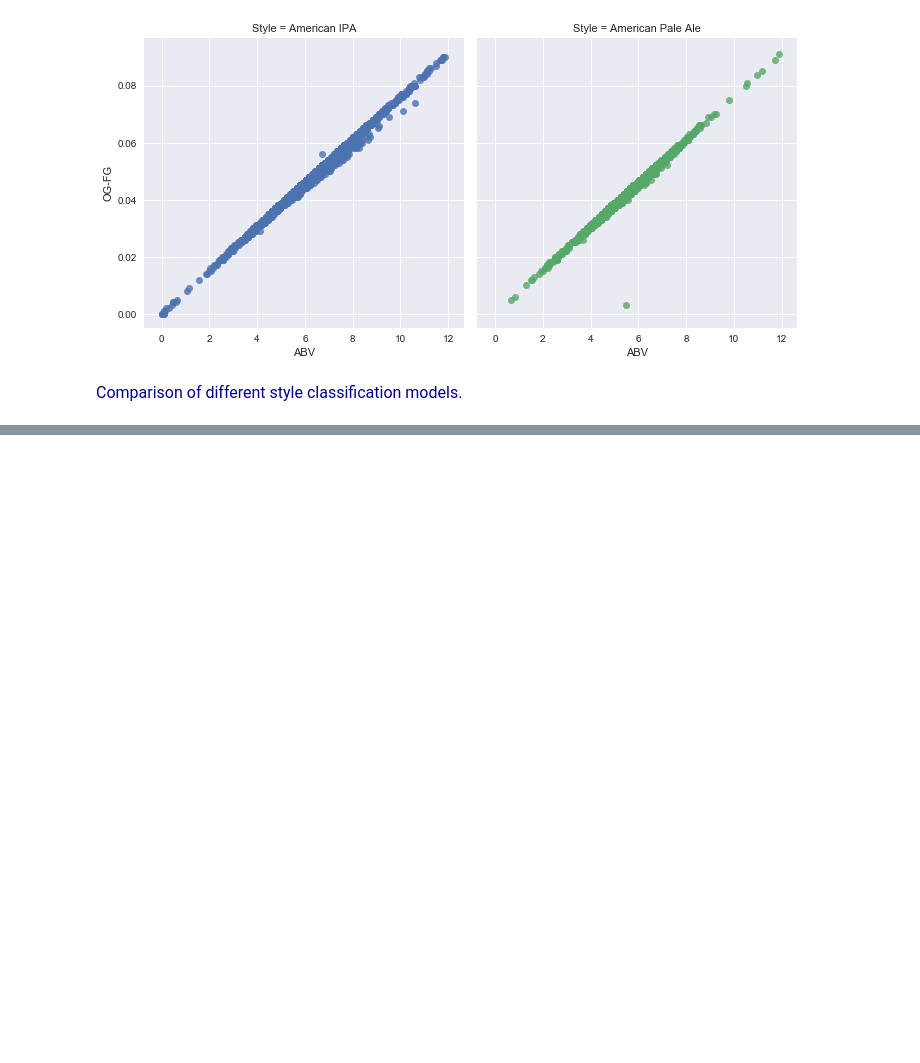
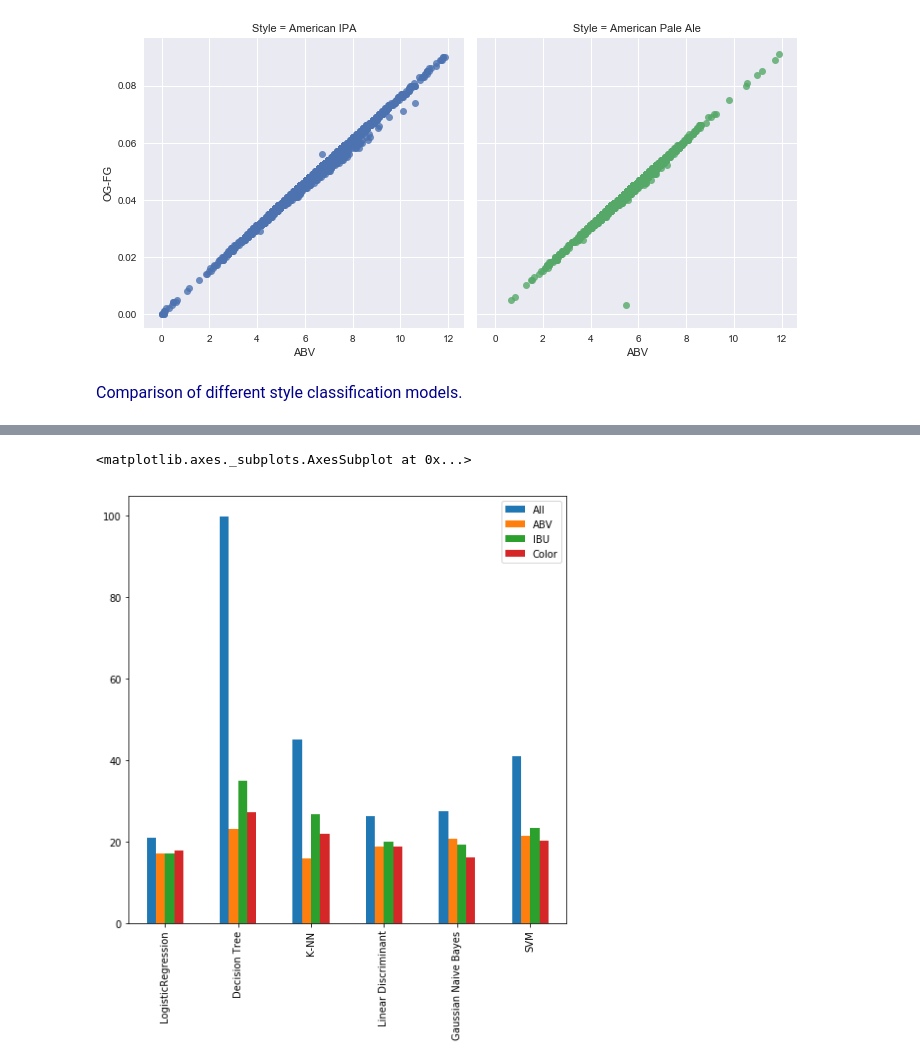
Before and after one commit to megha4994/3250-Team-3-Project, a Jupyter notebook: Term Project.ipynb, the cells around one changed output, grey strips where cells are left out. Saved outputs shown, nothing was run; the diff lists cells and outputs as text; code cells hidden in the pictures; blank space fills up the shorter version.

Commit message:
Tweaked machine learning code and added graphs to it.

```diff
--- a/Term Project.ipynb
+++ b/Term Project.ipynb
@@ -862,0 +799,3 @@ Accuracy of SVM classifier on test set: 0.33
+# %%
+training_results = pd.DataFrame(columns=['All', 'ABV', 'IBU', 'Color'])
+testing_results = pd.DataFrame(columns=['All', 'ABV', 'IBU', 'Color'])
@@ -862,0 +904,37 @@ Accuracy of SVM classifier on test set: 0.33
+# %%
+X_train, X_test, y_train, y_test = train_test_split(
+    dfClean[['Color']], dfClean['StyleID'], random_state=0)
+training_data = pd.Series()
+testing_data = pd.Series()
+
+logreg = LogisticRegression()
+logreg.fit(X_train, y_train)
+training_results.loc['LogisticRegression', 'Color'] = logreg.score(X_train, y_train)
+testing_results.loc['LogisticRegression', 'Color'] = logreg.score(X_test, y_test)
+
+clf = DecisionTreeClassifier().fit(X_train, y_train)
+training_results.loc['Decision Tree', 'Color'] = clf.score(X_train, y_train)
+testing_results.loc['Decision Tree', 'Color'] = clf.score(X_test, y_test)
+
+knn = KNeighborsClassifier()
+knn.fit(X_train, y_train)
+training_results.loc['K-NN', 'Color'] = knn.score(X_train, y_train)
+testing_results.loc['K-NN', 'Color'] = knn.score(X_test, y_test)
+
+lda = LinearDiscriminantAnalysis()
+lda.fit(X_train, y_train)
+training_results.loc['Linear Discriminant', 'Color'] = lda.score(X_train, y_train)
+testing_results.loc['Linear Discriminant', 'Color'] = lda.score(X_test, y_test)
+
+gnb = GaussianNB()
+gnb.fit(X_train, y_train)
+training_results.loc['Gaussian Naive Bayes', 'Color'] = gnb.score(X_train, y_train)
+testing_results.loc['Gaussian Naive Bayes', 'Color'] = gnb.score(X_test, y_test)
+
+svm = SVC()
+svm.fit(X_train, y_train)
+training_results.loc['SVM', 'Color'] = svm.score(X_train, y_train)
+testing_results.loc['SVM', 'Color'] = svm.score(X_test, y_test)
+# %%
+training_results = 100 * training_results
+training_results
@@ -862,0 +960,5 @@ Accuracy of SVM classifier on test set: 0.33
+# %%
+training_results.plot.bar(figsize=(8,8))
+# %% [output]
+<matplotlib.axes._subplots.AxesSubplot at 0x...>
+[figure, added]
```
Also changed, not shown: parts of 13 cells of this notebook.
